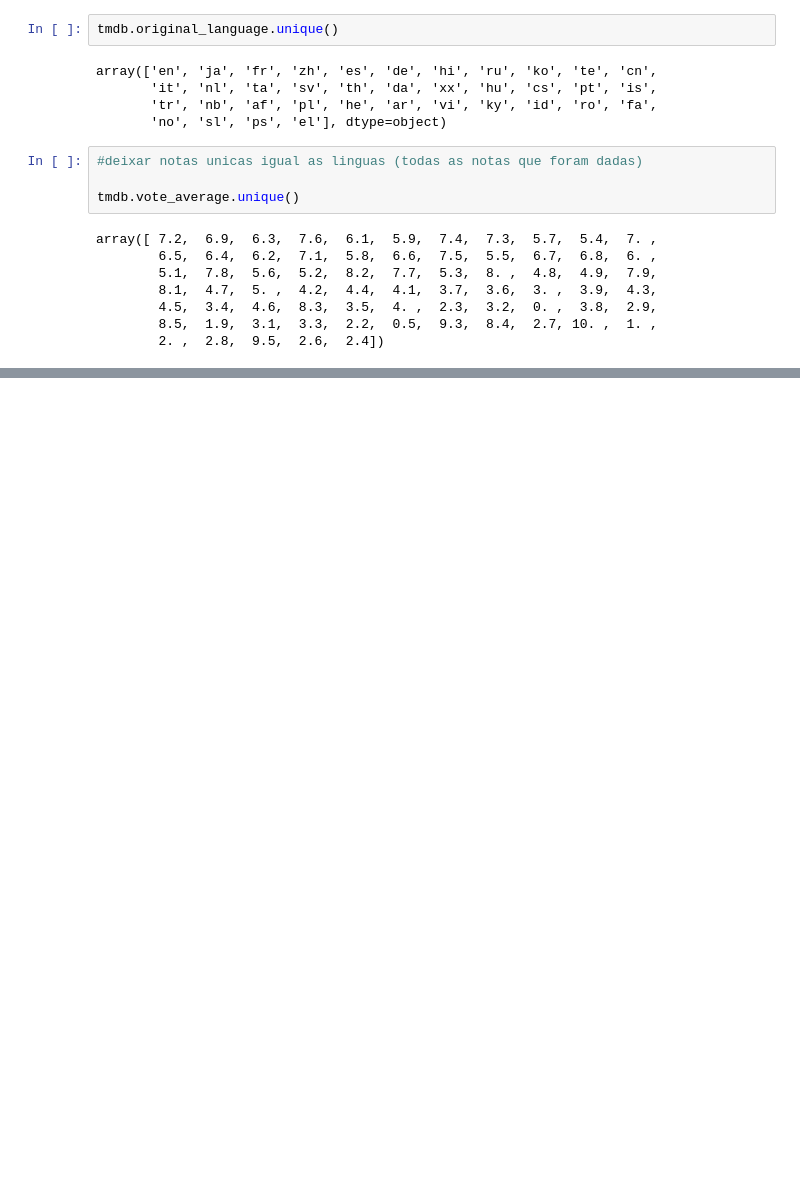
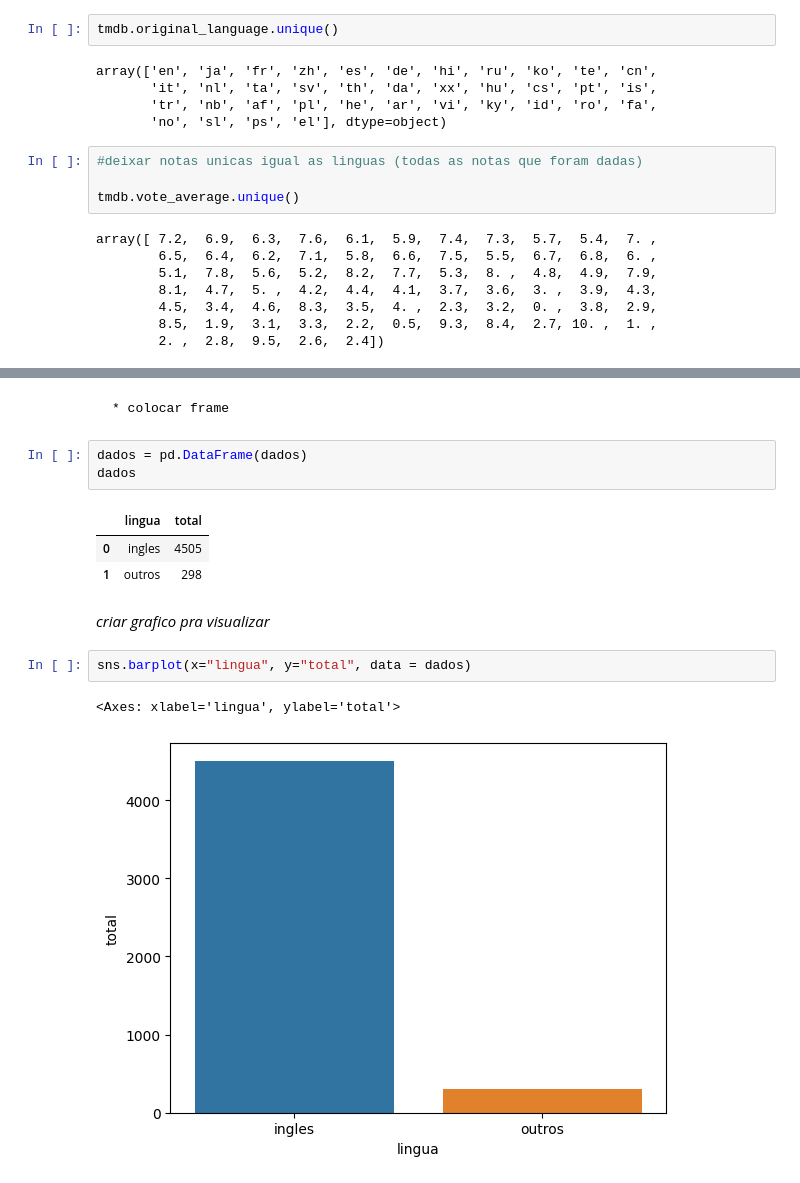
Before and after one commit to LRFNDS/iniciando-em-data-science, a Jupyter notebook: introdução_a_Data_Science_ok.ipynb, the cells around one changed output, grey strips where cells are left out. Saved outputs shown, nothing was run; the diff lists cells and outputs as text; blank space fills up the shorter version.

````diff
--- a/introdução_a_Data_Science_ok.ipynb
+++ b/introdução_a_Data_Science_ok.ipynb
@@ -213,0 +315,18 @@ array([ 7.2,  6.9,  6.3,  7.6,  6.1,  5.9,  7.4,  7.3,  5.7,  5.4,  7. ,
+# %% [markdown]
+```
+* colocar frame
+```
+# %%
+dados = pd.DataFrame(dados)
+dados
+# %% [output]
+|  | lingua | total |
+| 0 | ingles | 4505 |
+| 1 | outros | 298 |
+# %% [markdown]
+ *criar grafico pra visualizar*
+# %%
+sns.barplot(x="lingua", y="total", data = dados)
+# %% [output]
+<Axes: xlabel='lingua', ylabel='total'>
+[figure, added]
````
Also changed, not shown: parts of 13 cells of this notebook.
